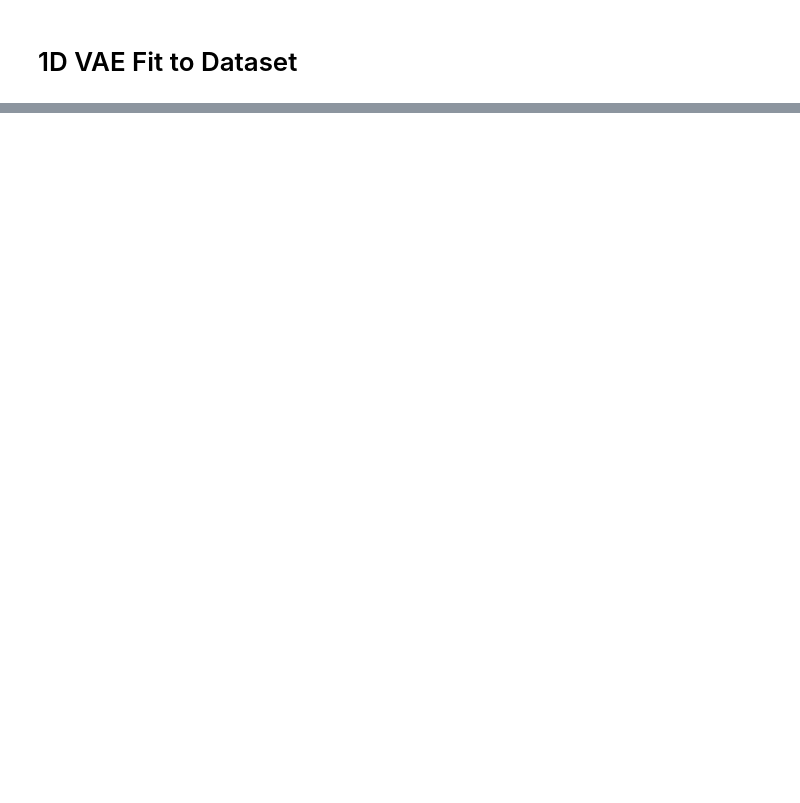
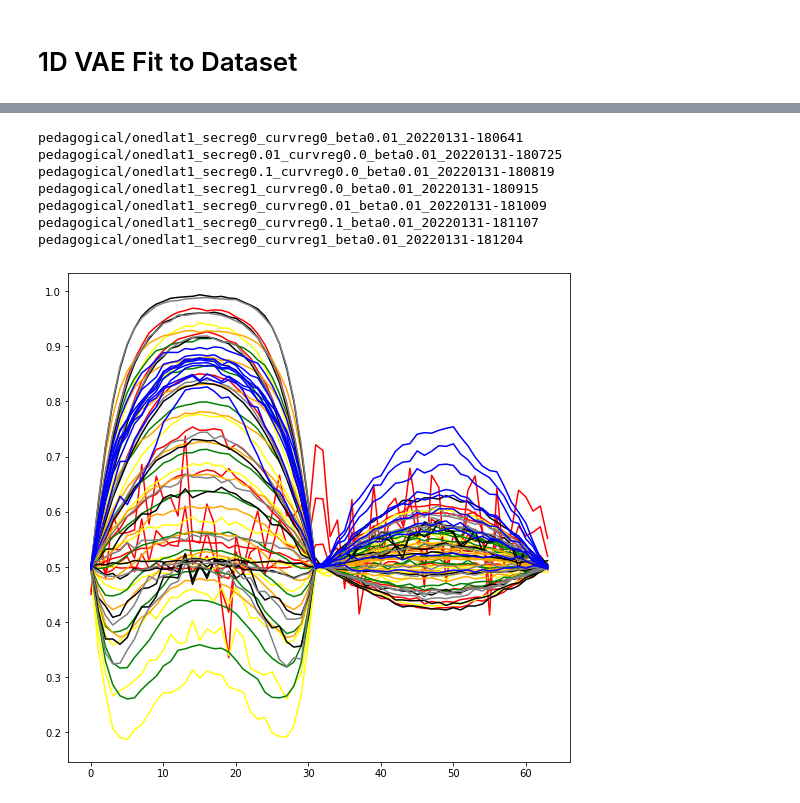
Before and after one commit to travers-rhodes/IROS2022CurvVAE, a Jupyter notebook: notebooks/2022-02-04 Pedagogical Example.ipynb, the cells around one changed output, grey strips where cells are left out. Saved outputs shown, nothing was run; the diff lists cells and outputs as text; code cells hidden in the pictures; blank space fills up the shorter version.

```diff
--- a/notebooks/2022-02-04 Pedagogical Example.ipynb
+++ b/notebooks/2022-02-04 Pedagogical Example.ipynb
@@ -48,7 +55,7 @@ plt.plot(np.arange(64),mean - 1.5 * vt[0], c = "k")
 # %% [markdown]
 # 1D VAE Fit to Dataset
 # %%
-def LoadDataBatch(all_points, batchsize, passthroughdim, predictive):
+def LoadDataBatch(all_points, batchsize, passthroughdim, predictive, device):
     """Sample Pair of Points from Trajectory"""
     # all_points should be of dimension: num_trajectories, numtimesteps, 1+spatialdims
     traj_ids = np.random.choice(all_points.shape[0], batchsize)
@@ -57,18 +64,19 @@ def LoadDataBatch(all_points, batchsize, passthroughdim, predictive):
         t2_ids = np.random.choice(all_points.shape[1], batchsize)
     else:
         t2_ids = t1_ids
-    return (torch.tensor(all_points[traj_ids, t1_ids,passthroughdim:], dtype=torch.float),
-            torch.tensor(all_points[traj_ids, t1_ids,:passthroughdim], dtype=torch.float),
-            torch.tensor(all_points[traj_ids, t2_ids,passthroughdim:], dtype=torch.float),
-            torch.tensor(all_points[traj_ids, t2_ids,:passthroughdim], dtype=torch.float))
+    return (torch.tensor(all_points[traj_ids, t1_ids,passthroughdim:], dtype=torch.float).to(device),
+            torch.tensor(all_points[traj_ids, t1_ids,:passthroughdim], dtype=torch.float).to(device),
+            torch.tensor(all_points[traj_ids, t2_ids,passthroughdim:], dtype=torch.float).to(device),
+            torch.tensor(all_points[traj_ids, t2_ids,:passthroughdim], dtype=torch.float).to(device))
 # %%
 class Loader(object):
-    def __init__(self, all_points, batchsize, passthroughdim, epochnumbatches, predictive):
+    def __init__(self, all_points, batchsize, passthroughdim, epochnumbatches, predictive, device):
         self.all_points = all_points
         self.batchsize = batchsize
         self.passthroughdim = passthroughdim
         self.epochnumbatches = epochnumbatches
         self.predictive = predictive
+        self.device = device
 
     def __iter__(self):
         self.n = 0
@@ -79,13 +87,14 @@ class Loader(object):
             # https://docs.python.org/3/library/exceptions.html#StopIteration
             raise StopIteration
         self.n += 1
-        return LoadDataBatch(self.all_points, self.batchsize, self.passthroughdim, self.predictive)
+        return LoadDataBatch(self.all_points, self.batchsize, self.passthroughdim, self.predictive, self.device)
 
 
-train_loader = Loader(dataset[:,np.newaxis,:], 256, 0,1000,predictive=False)
+device = "cuda"
+train_loader = Loader(dataset[:,np.newaxis,:], 256, 0,10,predictive=False, device=device)
 # %%
 def make_vae(latent_dim):
-    input_dim = 64
+    input_dim = dataset_dim
     passthrough_dim = 0
     emb_layer_widths = [1000]
     recon_layer_widths = [1000]
@@ -139,0 +148,28 @@ pedagogical/onedlat1_secreg0_curvreg0_beta1_20220131-125421
+# %%
+
+colors=["red","yellow","green","orange","black","gray","blue"]
+# %%
+plt.figure(figsize=(9,9))
+#for z in np.linspace(0,zmax,10):
+#    x,y = ground_truth_parameterization(z)
+#    plt.plot(x,y,c="k",alpha=0.9)
+for i, modelpath in enumerate(all_models):
+    print(modelpath)
+    if i == 0:
+        pass
+    for z in np.linspace(-1,1,10):
+        vae = lm.load_model(modelpath)
+        yvals = vae.decode(torch.tensor(z*np.ones(shape=(1,1),dtype=np.float32)),
+                    torch.tensor(np.zeros(shape=(1,0),dtype=np.float32)))[0].detach().cpu()
+        plt.plot(yvals.flatten(),c=colors[i])
+#for fact in np.linspace(-4,2,16):
+#    plt.plot(np.arange(dataset_dim),mean + fact * vt[0], c = "red")
+# %% [output]
+pedagogical/onedlat1_secreg0_curvreg0_beta0.01_20220131-180641
+pedagogical/onedlat1_secreg0.01_curvreg0.0_beta0.01_20220131-180725
+pedagogical/onedlat1_secreg0.1_curvreg0.0_beta0.01_20220131-180819
+pedagogical/onedlat1_secreg1_curvreg0.0_beta0.01_20220131-180915
+pedagogical/onedlat1_secreg0_curvreg0.01_beta0.01_20220131-181009
+pedagogical/onedlat1_secreg0_curvreg0.1_beta0.01_20220131-181107
+pedagogical/onedlat1_secreg0_curvreg1_beta0.01_20220131-181204
+[figure, added]
```
Also changed, not shown: parts of 7 cells of this notebook, 1 other file.
